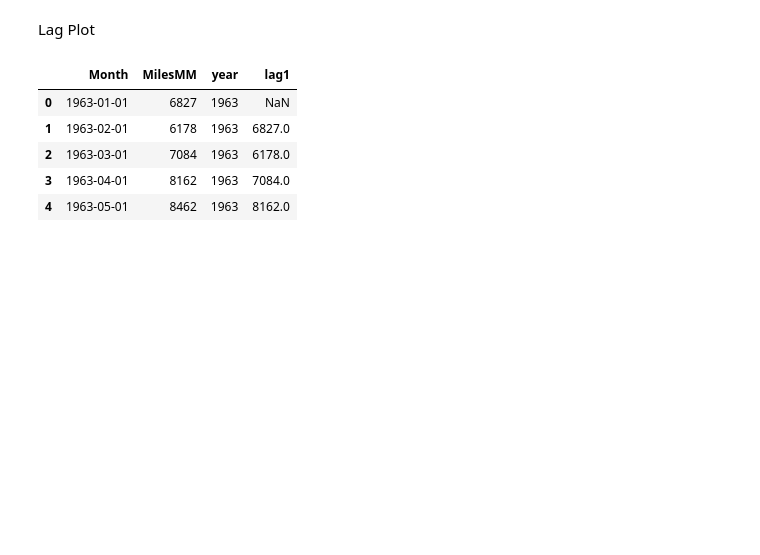
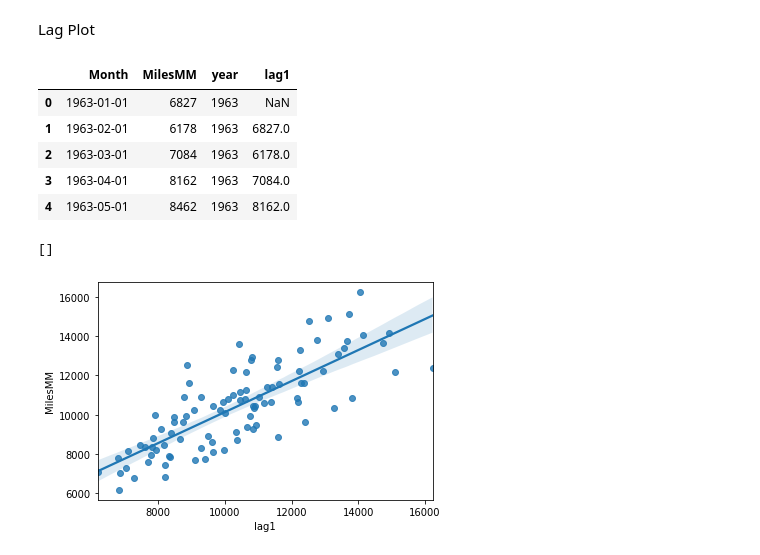
Before and after one commit to anmol0720/Time-Series-Forcasting, a Jupyter notebook: TensorFlow_with_GPU.ipynb, the cells around one changed output. Cells and saved outputs as stored; diff of their text form; code cells hidden in the pictures; blank space fills up the shorter version.

Commit message:
Plotting a Regplot for lag value

```diff
--- a/TensorFlow_with_GPU.ipynb
+++ b/TensorFlow_with_GPU.ipynb
@@ -279,3 +279,8 @@ miles_df.head()
 | 2 | 1963-03-01 | 7084 | 1963 | 6178.0 |
 | 3 | 1963-04-01 | 8162 | 1963 | 7084.0 |
 | 4 | 1963-05-01 | 8462 | 1963 | 8162.0 |
+# %%
+sns.regplot(x=miles_df['lag1'],y=miles_df['MilesMM']).plot()
+# %% [output]
+[]
+[figure, added]
```
